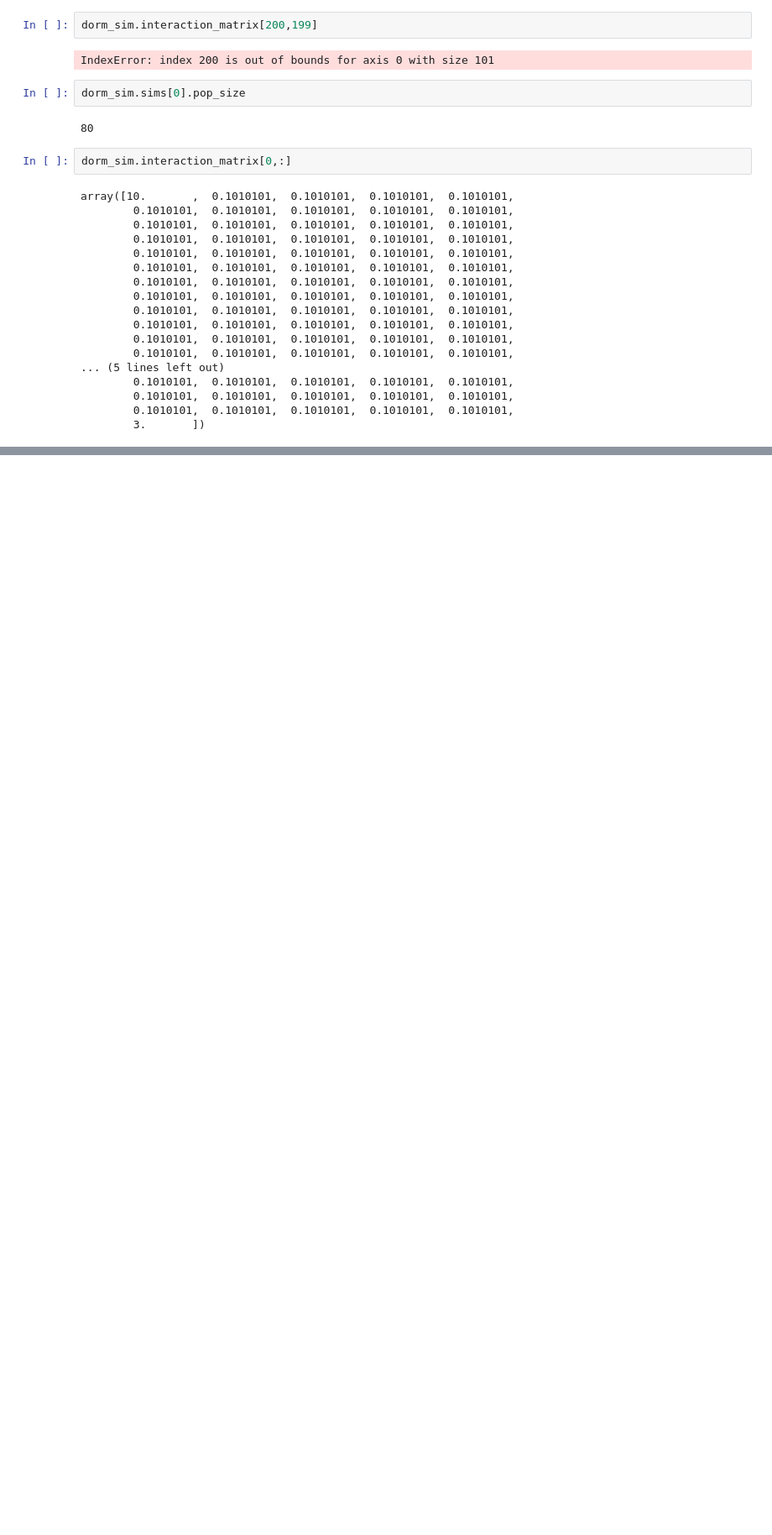
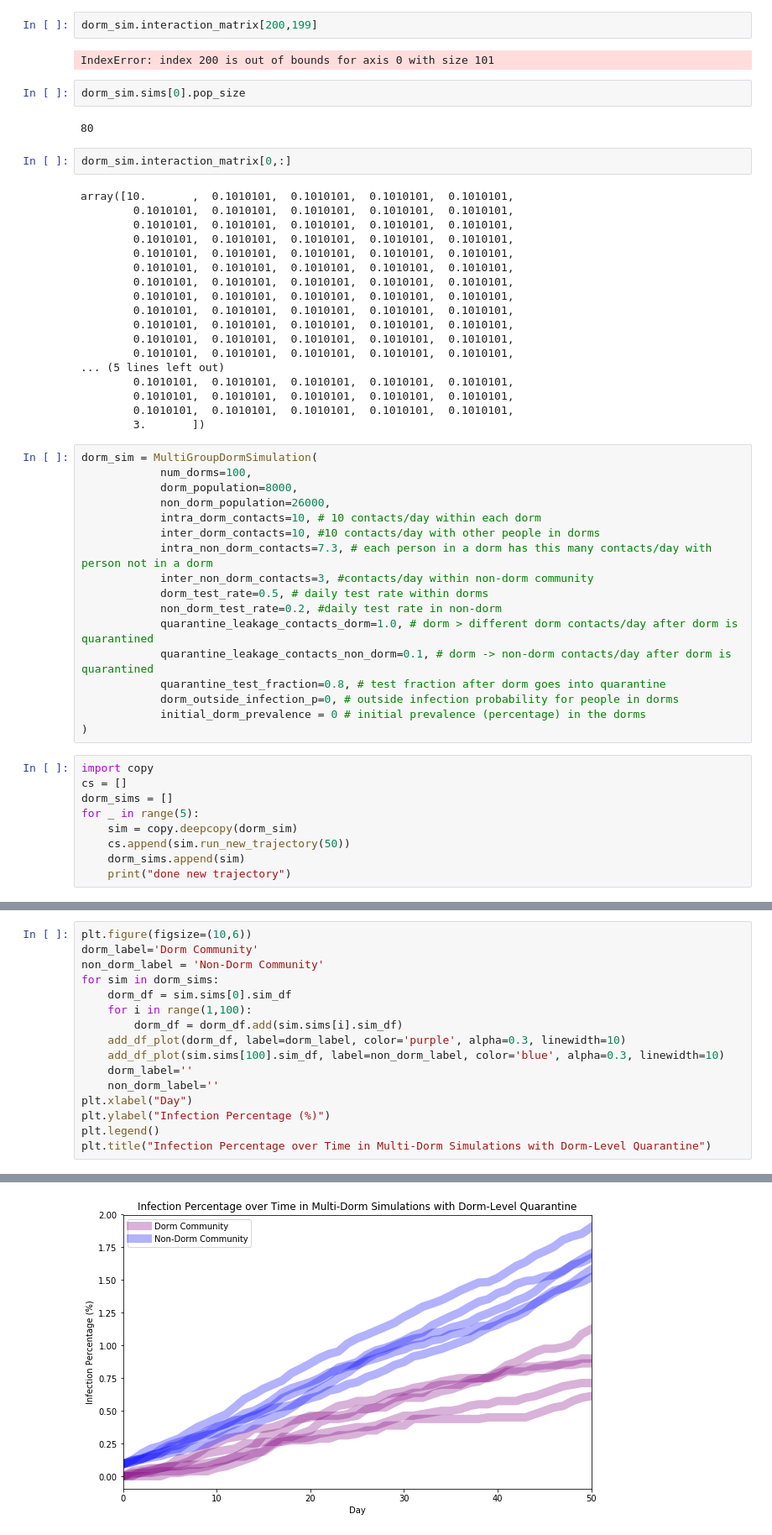
Before and after one commit to peter-i-frazier/group-testing, a Jupyter notebook: notebooks/june_28_multi_dorm_sims.ipynb, the cells around one changed output, grey strips where cells are left out. Shown at 84% size. Cells and saved outputs as stored; diff of their text form; blank space fills up the shorter version.

```diff
--- a/notebooks/june_28_multi_dorm_sims.ipynb
+++ b/notebooks/june_28_multi_dorm_sims.ipynb
@@ -62,3 +180,29 @@ array([10.       ,  0.1010101,  0.1010101,  0.1010101,  0.1010101,
         0.1010101,  0.1010101,  0.1010101,  0.1010101,  0.1010101,
         0.1010101,  0.1010101,  0.1010101,  0.1010101,  0.1010101,
         3.       ])
+# %%
+dorm_sim = MultiGroupDormSimulation(
+            num_dorms=100,
+            dorm_population=8000,
+            non_dorm_population=26000,
+            intra_dorm_contacts=10, # 10 contacts/day within each dorm
+            inter_dorm_contacts=10, #10 contacts/day with other people in dorms
+            intra_non_dorm_contacts=7.3, # each person in a dorm has this many contacts/day with person not in a dorm
+            inter_non_dorm_contacts=3, #contacts/day within non-dorm community
+            dorm_test_rate=0.5, # daily test rate within dorms
+            non_dorm_test_rate=0.2, #daily test rate in non-dorm
+            quarantine_leakage_contacts_dorm=1.0, # dorm > different dorm contacts/day after dorm is quarantined
+            quarantine_leakage_contacts_non_dorm=0.1, # dorm -> non-dorm contacts/day after dorm is quarantined
+            quarantine_test_fraction=0.8, # test fraction after dorm goes into quarantine
+            dorm_outside_infection_p=0, # outside infection probability for people in dorms
+            initial_dorm_prevalence = 0 # initial prevalence (percentage) in the dorms
+)
+# %%
+import copy
+cs = []
+dorm_sims = []
+for _ in range(5):
+    sim = copy.deepcopy(dorm_sim)
+    cs.append(sim.run_new_trajectory(50))
+    dorm_sims.append(sim)
+    print("done new trajectory")
@@ -64,0 +215,17 @@ array([10.       ,  0.1010101,  0.1010101,  0.1010101,  0.1010101,
+# %%
+plt.figure(figsize=(10,6))
+dorm_label='Dorm Community'
+non_dorm_label = 'Non-Dorm Community'
+for sim in dorm_sims:
+    dorm_df = sim.sims[0].sim_df
+    for i in range(1,100):
+        dorm_df = dorm_df.add(sim.sims[i].sim_df)
+    add_df_plot(dorm_df, label=dorm_label, color='purple', alpha=0.3, linewidth=10)
+    add_df_plot(sim.sims[100].sim_df, label=non_dorm_label, color='blue', alpha=0.3, linewidth=10)
+    dorm_label=''
+    non_dorm_label=''
+plt.xlabel("Day")
+plt.ylabel("Infection Percentage (%)")
+plt.legend()
+plt.title("Infection Percentage over Time in Multi-Dorm Simulations with Dorm-Level Quarantine")
+# %% [output]
@@ -64,0 +233 @@ array([10.       ,  0.1010101,  0.1010101,  0.1010101,  0.1010101,
+[figure, added]
```
Also changed, not shown: parts of 15 cells of this notebook, 1 other file.
